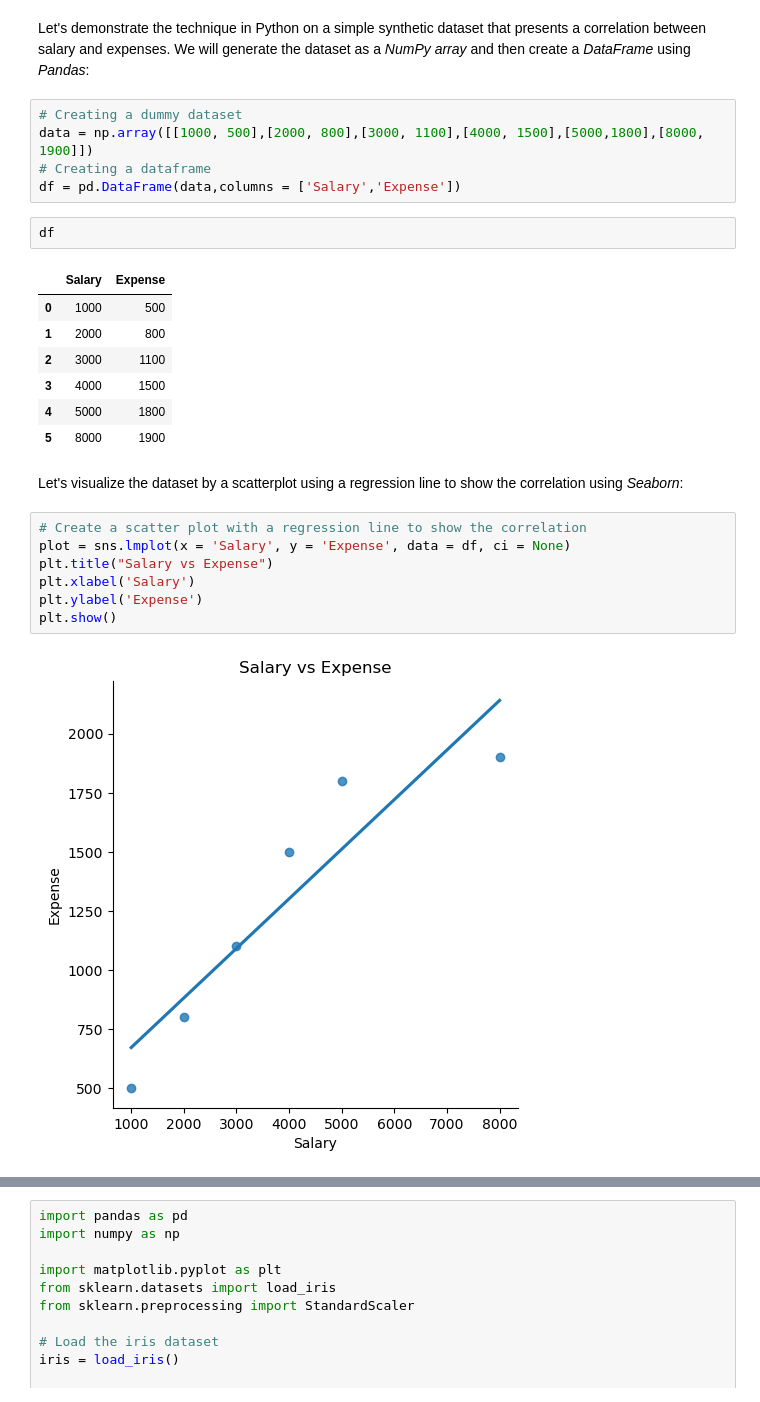
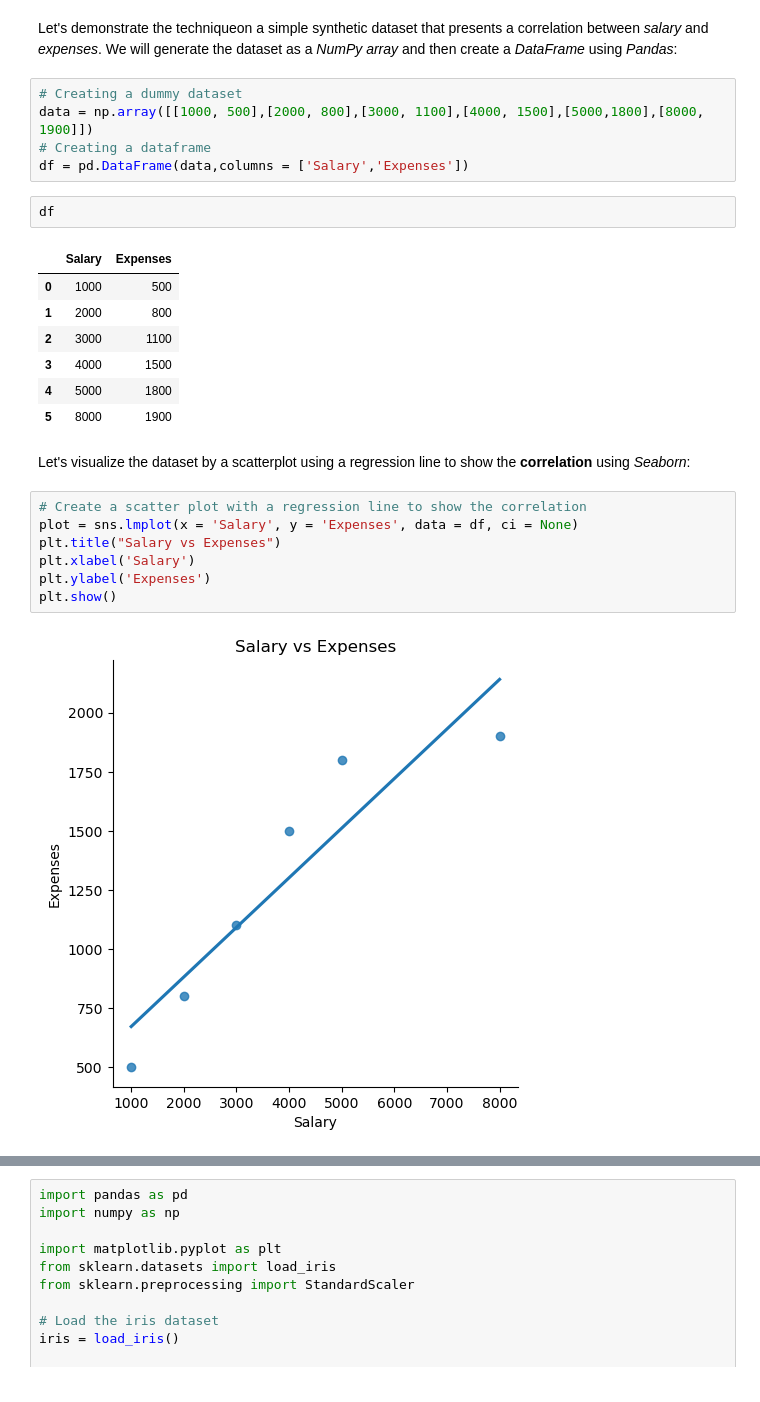
Before and after one commit to KalinaMarkova/Math-for-Developers-Course, a Jupyter notebook: 08. Exam Project/Draft.ipynb, the cells around one changed output, grey strips where cells are left out. Drawn from its saved outputs; the diff is of its cells as text.

```diff
--- a/08. Exam Project/Draft.ipynb
+++ b/08. Exam Project/Draft.ipynb
@@ -38,16 +44,16 @@ We can summarize the **basic steps** of PCA as below:
 4. Selection of number of Principal Components
 5. Multiplication of principal components with original data to create the newly transformed data set.
 # %% [markdown]
-Let's demonstrate the technique in Python on a simple synthetic dataset that presents a correlation between salary and expenses. We will generate the dataset as a *NumPy array* and then create a *DataFrame* using *Pandas*:
+Let's demonstrate the techniqueon a simple synthetic dataset that presents a correlation between *salary* and *expenses*. We will generate the dataset as a *NumPy array* and then create a *DataFrame* using *Pandas*:
 # %%
 # Creating a dummy dataset
 data = np.array([[1000, 500],[2000, 800],[3000, 1100],[4000, 1500],[5000,1800],[8000, 1900]])
 # Creating a dataframe
-df = pd.DataFrame(data,columns = ['Salary','Expense'])
+df = pd.DataFrame(data,columns = ['Salary','Expenses'])
 # %%
 df
 # %% [output]
-|  | Salary | Expense |
+|  | Salary | Expenses |
 | 0 | 1000 | 500 |
 | 1 | 2000 | 800 |
 | 2 | 3000 | 1100 |
@@ -55,13 +61,13 @@ df
 | 4 | 5000 | 1800 |
 | 5 | 8000 | 1900 |
 # %% [markdown]
-Let's visualize the dataset by a scatterplot using a regression line to show the correlation using *Seaborn*:
+Let's visualize the dataset by a scatterplot using a regression line to show the **correlation** using *Seaborn*:
 # %%
 # Create a scatter plot with a regression line to show the correlation
-plot = sns.lmplot(x = 'Salary', y = 'Expense', data = df, ci = None)
-plt.title("Salary vs Expense")
+plot = sns.lmplot(x = 'Salary', y = 'Expenses', data = df, ci = None)
+plt.title("Salary vs Expenses")
 plt.xlabel('Salary')
-plt.ylabel('Expense')
+plt.ylabel('Expenses')
 plt.show()
 # %% [output]
-[figure, old version]
+[figure, new version]
```
Also changed, not shown: parts of 32 cells of this notebook.
